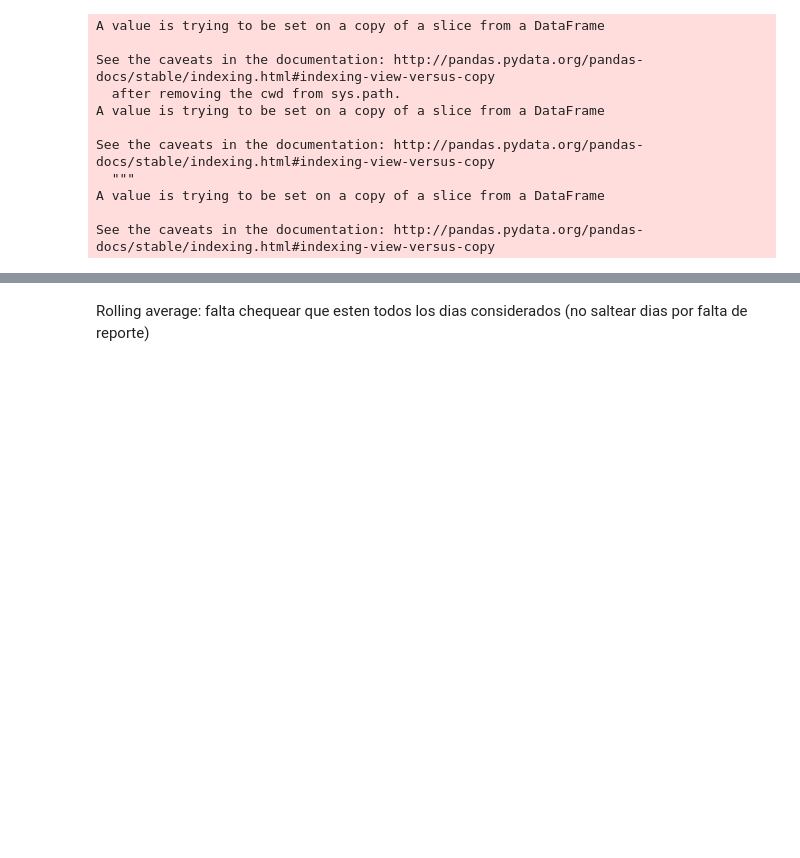
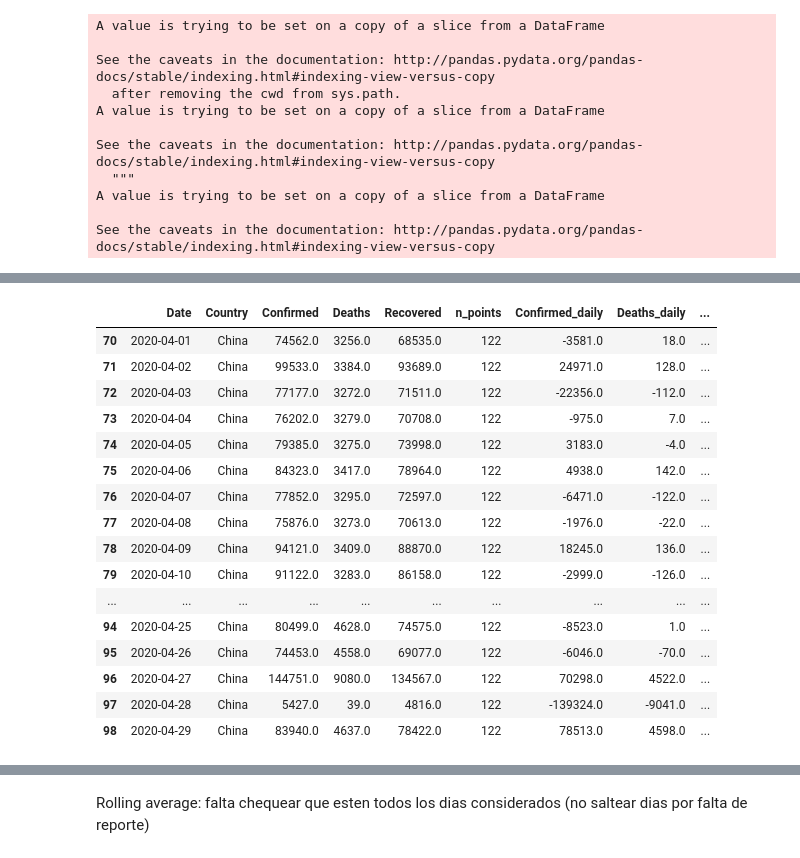
Before and after one commit to cnegrelli/COVID_19, a Jupyter notebook: csse_covid_19_data/csse_covid_19_daily_reports/COVID-19.ipynb, the cells around one changed output, grey strips where cells are left out. Drawn from its saved outputs; the diff is of its cells as text; code cells hidden in the pictures; blank space fills up the shorter version.

```diff
--- a/csse_covid_19_data/csse_covid_19_daily_reports/COVID-19.ipynb
+++ b/csse_covid_19_data/csse_covid_19_daily_reports/COVID-19.ipynb
@@ -1268,0 +1350,3 @@ See the caveats in the documentation: http://pandas.pydata.org/pandas-docs/stabl
+# %%
+d['Canada'] = clean_row(d['Canada'],[48])
+d['Canada'] = start_row(d['Canada'],41)
@@ -1268,0 +1385,2 @@ See the caveats in the documentation: http://pandas.pydata.org/pandas-docs/stabl
+# %%
+d['Central African Republic'] = start_row(d['Central African Republic'],3)
@@ -1268,0 +1413,2 @@ See the caveats in the documentation: http://pandas.pydata.org/pandas-docs/stabl
+# %%
+d['Chad'] = start_row(d['Chad'],1)
@@ -1268,0 +1451,2 @@ See the caveats in the documentation: http://pandas.pydata.org/pandas-docs/stabl
+# %%
+d['Chile'] = clean_row(d['Chile'],[3,9])
@@ -1268,0 +1465,20 @@ See the caveats in the documentation: http://pandas.pydata.org/pandas-docs/stabl
+# %%
+d['China'][70:99]
+# %% [output]
+|  | Date | Country | Confirmed | Deaths | Recovered | n_points | Confirmed_daily | Deaths_daily | ... |
+| 70 | 2020-04-01 | China | 74562.0 | 3256.0 | 68535.0 | 122 | -3581.0 | 18.0 | ... |
+| 71 | 2020-04-02 | China | 99533.0 | 3384.0 | 93689.0 | 122 | 24971.0 | 128.0 | ... |
+| 72 | 2020-04-03 | China | 77177.0 | 3272.0 | 71511.0 | 122 | -22356.0 | -112.0 | ... |
+| 73 | 2020-04-04 | China | 76202.0 | 3279.0 | 70708.0 | 122 | -975.0 | 7.0 | ... |
+| 74 | 2020-04-05 | China | 79385.0 | 3275.0 | 73998.0 | 122 | 3183.0 | -4.0 | ... |
+| 75 | 2020-04-06 | China | 84323.0 | 3417.0 | 78964.0 | 122 | 4938.0 | 142.0 | ... |
+| 76 | 2020-04-07 | China | 77852.0 | 3295.0 | 72597.0 | 122 | -6471.0 | -122.0 | ... |
+| 77 | 2020-04-08 | China | 75876.0 | 3273.0 | 70613.0 | 122 | -1976.0 | -22.0 | ... |
+| 78 | 2020-04-09 | China | 94121.0 | 3409.0 | 88870.0 | 122 | 18245.0 | 136.0 | ... |
+| 79 | 2020-04-10 | China | 91122.0 | 3283.0 | 86158.0 | 122 | -2999.0 | -126.0 | ... |
+| ... | ... | ... | ... | ... | ... | ... | ... | ... | ... |
+| 94 | 2020-04-25 | China | 80499.0 | 4628.0 | 74575.0 | 122 | -8523.0 | 1.0 | ... |
+| 95 | 2020-04-26 | China | 74453.0 | 4558.0 | 69077.0 | 122 | -6046.0 | -70.0 | ... |
+| 96 | 2020-04-27 | China | 144751.0 | 9080.0 | 134567.0 | 122 | 70298.0 | 4522.0 | ... |
+| 97 | 2020-04-28 | China | 5427.0 | 39.0 | 4816.0 | 122 | -139324.0 | -9041.0 | ... |
+| 98 | 2020-04-29 | China | 83940.0 | 4637.0 | 78422.0 | 122 | 78513.0 | 4598.0 | ... |
```
Also changed, not shown: parts of 32 cells of this notebook.
